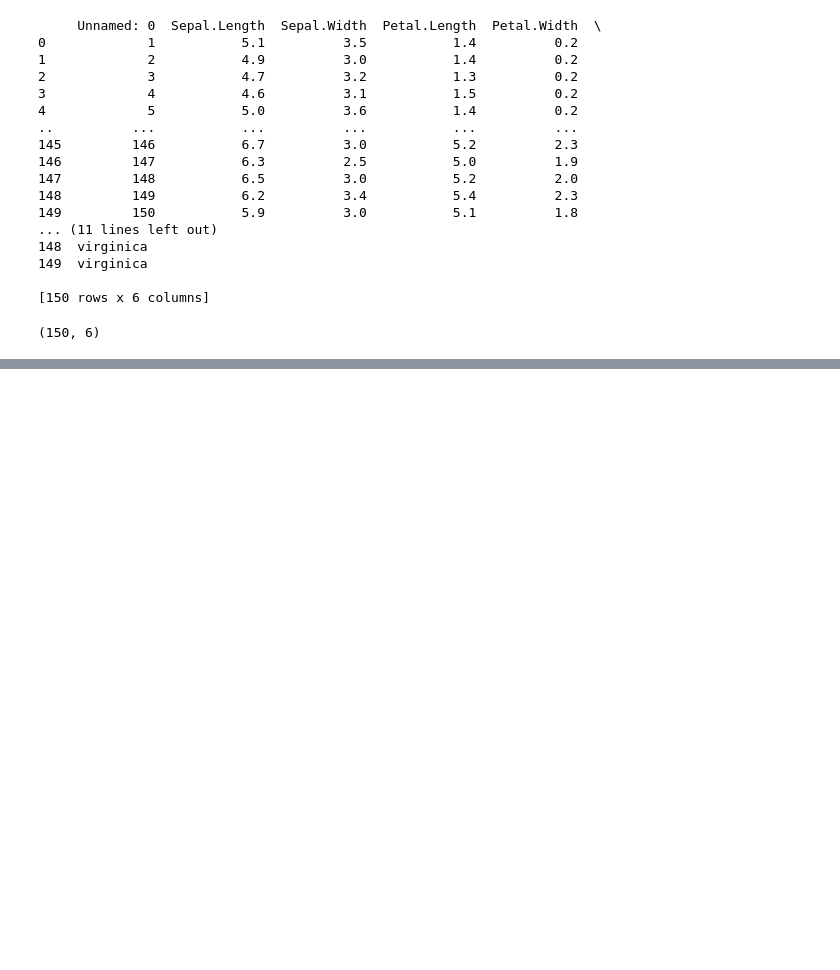
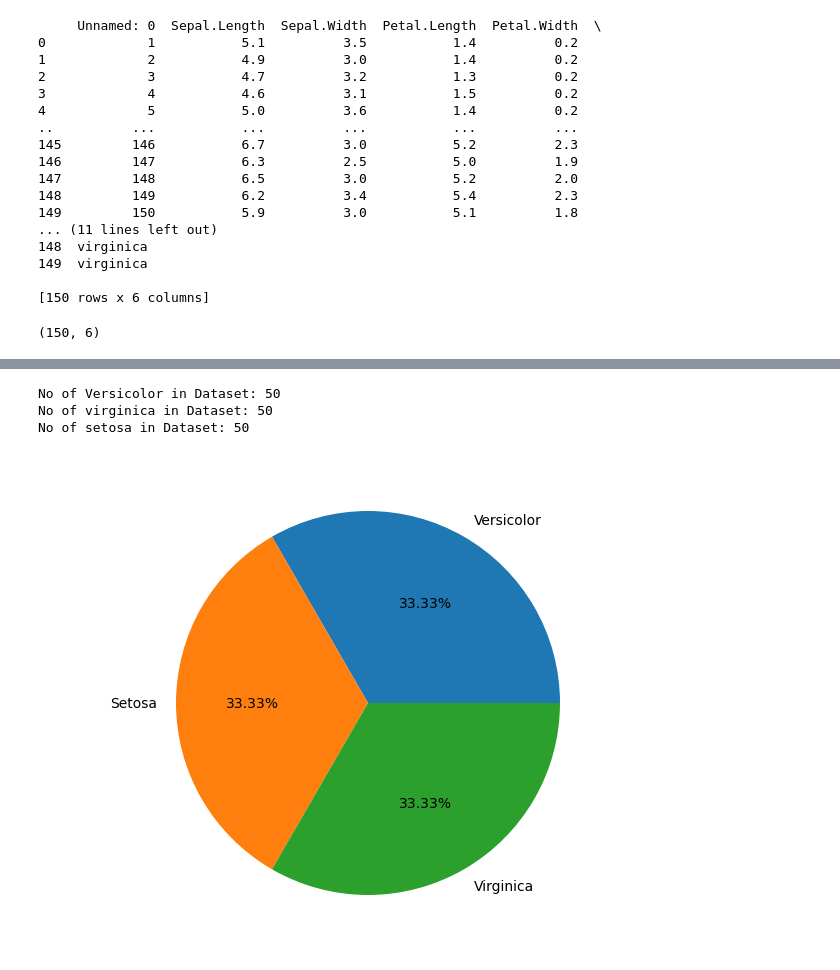
Before and after one commit to mekdes975/classification-of-iris-flowers, a Jupyter notebook: new.ipynb, the cells around one changed output, grey strips where cells are left out. Saved outputs shown, nothing was run; the diff lists cells and outputs as text; code cells hidden in the pictures; blank space fills up the shorter version.

```diff
--- a/new.ipynb
+++ b/new.ipynb
@@ -35,0 +74,23 @@ print(iris.shape)
+# %%
+n = len(iris[iris['Species'] == 'versicolor'])
+print("No of Versicolor in Dataset:",n)
+
+n1 = len(iris[iris['Species'] == 'virginica'])
+print("No of virginica in Dataset:",n1)
+
+n2 = len(iris[iris['Species'] == 'setosa'])
+print("No of setosa in Dataset:",n2)
+# %% [output]
+No of Versicolor in Dataset: 50
+No of virginica in Dataset: 50
+No of setosa in Dataset: 50
+# %%
+fig = plt.figure()
+ax = fig.add_axes([0,0,1,1])
+ax.axis('equal')
+l = ['Versicolor', 'Setosa', 'Virginica']
+s = [50,50,50]
+ax.pie(s, labels = l,autopct='%1.2f%%')
+plt.show()
+# %% [output]
+[figure, added]
```
Also changed, not shown: parts of 5 cells of this notebook, 1 other file.
